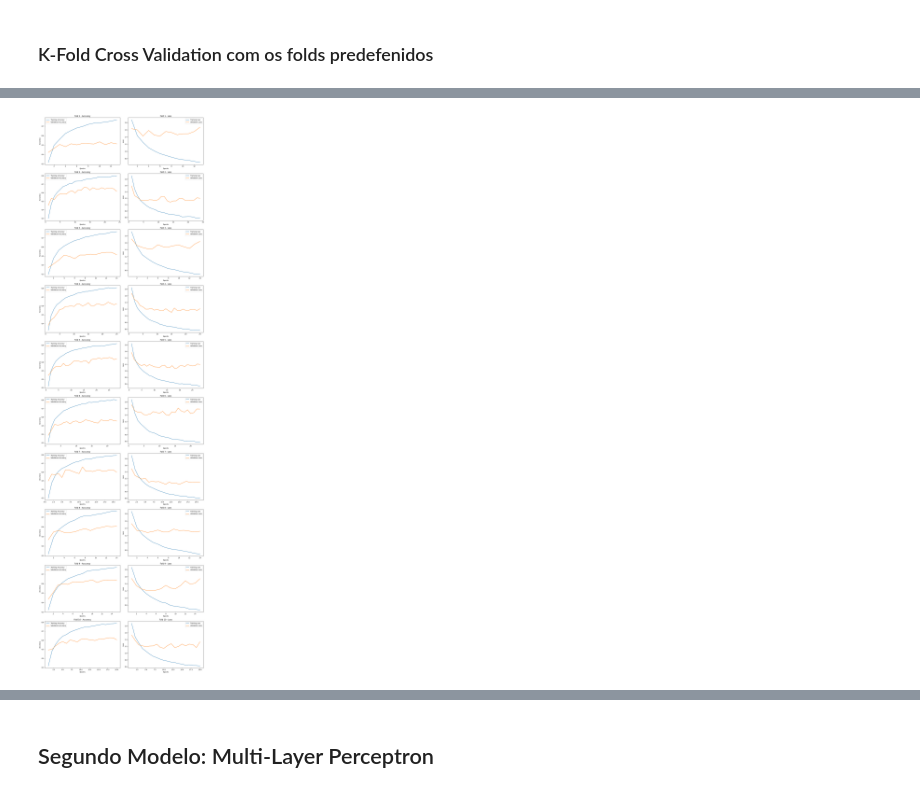
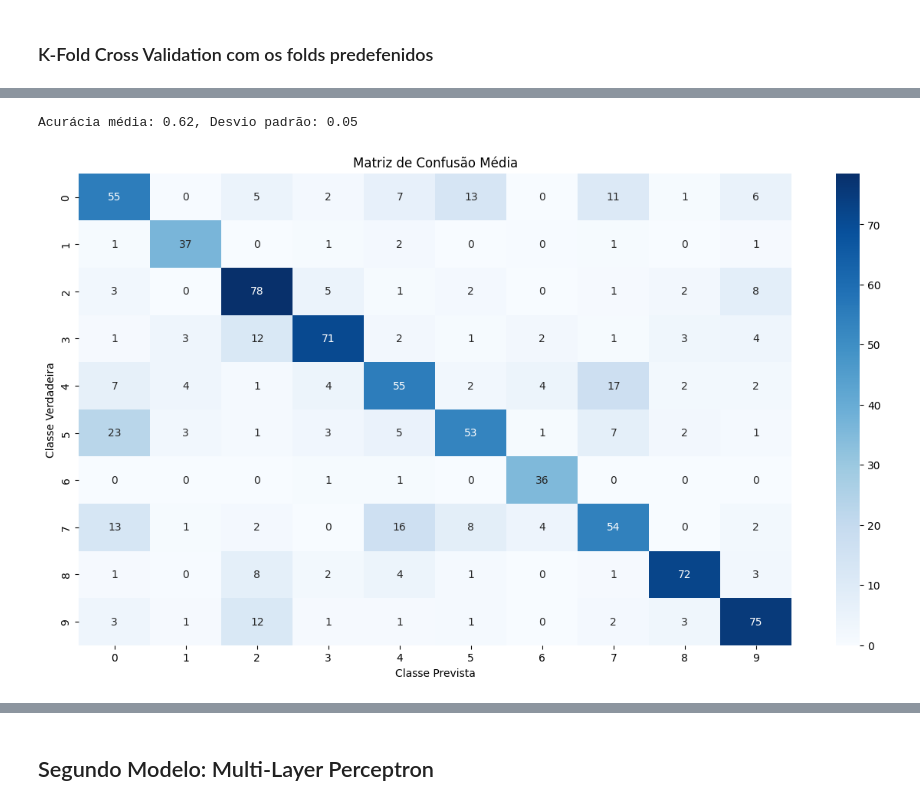
Before and after one commit to guilhermevaz8/deep-learning-classifiers-for-urban-sound-data, a Jupyter notebook: Modified_Project_Notebook .ipynb, the cells around one changed output, grey strips where cells are left out. Cells and saved outputs as stored; diff of their text form; code cells hidden in the pictures.

```diff
--- a/Modified_Project_Notebook .ipynb
+++ b/Modified_Project_Notebook .ipynb
@@ -235,6 +247,7 @@ def kfold(n_folds,label_encoder):
     accuracies = []
     conf_matrices = []
     all_histories = []
+    smotess=''
     scaler = StandardScaler()
     for test_fold in range(1, n_folds + 1):
         X_train, y_train = [], []
@@ -252,6 +265,16 @@ def kfold(n_folds,label_encoder):
         # Concatenar e preparar os dados de treino
         X_train = np.concatenate(X_train, axis=0)
         y_train = np.concatenate(y_train, axis=0)
+
+        unique, counts = np.unique(y_train, return_counts=True)
+        somtess='sem SMOTE'
+
+        if min(counts) / max(counts) < 0.5 :  # Exemplo de critério, ajuste conforme necessário
+            # Aplicar SMOTE
+            smote = SMOTE()
+            X_train, y_train = smote.fit_resample(X_train, y_train)
+            smotess='com SMOTE'
+
 
         X_train = scaler.fit_transform(X_train)
         X_test = scaler.transform(X_test)
@@ -282,13 +305,13 @@ def kfold(n_folds,label_encoder):
 
         early_stopping = EarlyStopping(monitor='val_loss', patience=10, restore_best_weights=True)
 
-        hist = model.fit(X_train, y_train_categorical, epochs=50, batch_size=32, validation_data=(X_test, y_test_categorical), callbacks=[early_stopping])
+        hist = model.fit(X_train, y_train_categorical, epochs=50, batch_size=32, validation_data=(X_test, y_test_categorical), callbacks=[early_stopping],verbose=0)
 
         # Construir, compilar e treinar o modelo
         all_histories.append(hist.history)
         # Avaliação do modelo
-        test_loss, test_accuracy = model.evaluate(X_test, y_test_categorical)
-        y_pred = model.predict(X_test)
+        test_loss, test_accuracy = model.evaluate(X_test, y_test_categorical,verbose=0)
+        y_pred = model.predict(X_test,verbose=0)
         y_pred_classes = np.argmax(y_pred, axis=1)
         y_true_classes = np.argmax(y_test_categorical, axis=1)
 
@@ -296,10 +319,10 @@ def kfold(n_folds,label_encoder):
         conf_matrices.append(conf_mat)
 
         accuracies.append(test_accuracy)
+        print(f"Fold {test_fold} completa {smotess}")
 
     mean_conf_matrix = np.mean(conf_matrices, axis=0)
-    print("Matriz de Confusão Média:\n", mean_conf_matrix)
-    print(f"Acurácia média: {mean_accuracy:.2f}, Desvio padrão: {std_accuracy:.2f}")
+
     return all_histories, mean_conf_matrix, mean_accuracy, std_accuracy
 # %% [markdown]
 ### Para o MLP
@@ -418,39 +434,16 @@ Acurácia média: 0.62, Desvio padrão: 0.05
-# %%
-import matplotlib.pyplot as plt
-
-def plot_all_histories(all_histories):
-    # Define o número de linhas e colunas para a grade de subplots
-    n_rows = 10  # Uma linha para cada fold
-    n_cols = 2   # Duas colunas: uma para acurácia e outra para perda
-
-    # Cria uma figura grande para acomodar todos os subplots
-    plt.figure(figsize=(15, 50))  # Ajuste o tamanho conforme necessário
-
-    for i, history in enumerate(all_histories):
-        epochs = range(1, len(history['accuracy']) + 1)
-
-        # Subplot para acurácia
-        plt.subplot(n_rows, n_cols, 2*i + 1)
-        plt.plot(epochs, history['accuracy'], label='Training Accuracy')
-        plt.plot(epochs, history['val_accuracy'], label='Validation Accuracy')
-        plt.title(f'Fold {i+1} - Accuracy')
-        plt.xlabel('Epochs')
-        plt.ylabel('Accuracy')
-        plt.legend()
-
-        # Subplot para perda
-        plt.subplot(n_rows, n_cols, 2*i + 2)
-        plt.plot(epochs, history['loss'], label='Training Loss')
-        plt.plot(epochs, history['val_loss'], label='Validation Loss')
-        plt.title(f'Fold {i+1} - Loss')
-        plt.xlabel('Epochs')
-        plt.ylabel('Loss')
-        plt.legend()
-
-    plt.tight_layout()
-    plt.show()
-
-# Chamar a função para plotar todos os históricos
-plot_all_histories(all_histories)
-# %% [output]
-[figure, removed]
+# %%
+print(f"Acurácia média: {mean_accuracy:.2f}, Desvio padrão: {std_accuracy:.2f}")
+
+# Criar o mapa de calor usando Seaborn
+plt.figure(figsize=(15, 8))  # Ajuste o tamanho conforme necessário
+sns.heatmap(mean_conf_matrix, annot=True, fmt=".0f", cmap='Blues', cbar=True)
+# Adicionar títulos e rótulos
+plt.title('Matriz de Confusão Média')
+plt.ylabel('Classe Verdadeira')
+plt.xlabel('Classe Prevista')
+
+# Mostrar o gráfico
+plt.show()
+# %% [output]
+Acurácia média: 0.62, Desvio padrão: 0.05
+[figure, added]
```
Also changed, not shown: parts of 6 cells of this notebook, 10 other files.
